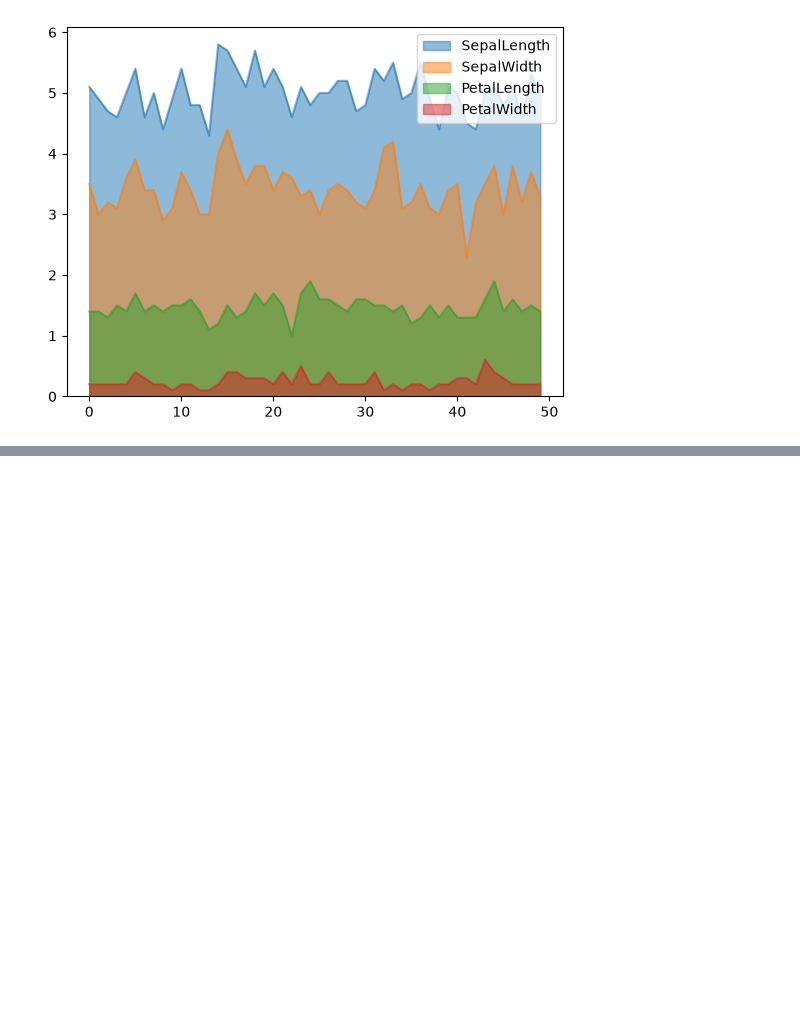
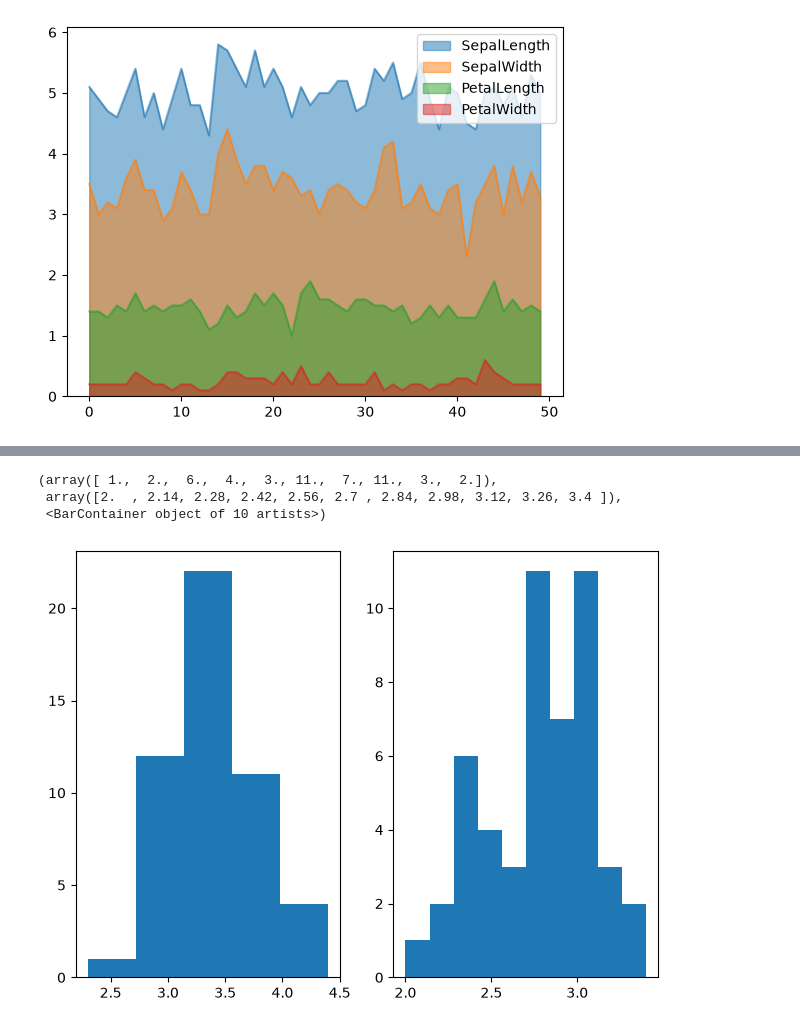
Before and after one commit to GTAPRO7/Python_Programming, a Jupyter notebook: Classworks/04-11-2026.ipynb, the cells around one changed output, grey strips where cells are left out. Saved outputs shown, nothing was run; the diff lists cells and outputs as text; code cells hidden in the pictures; blank space fills up the shorter version.

```diff
--- a/Classworks/04-11-2026.ipynb
+++ b/Classworks/04-11-2026.ipynb
@@ -128,0 +146,10 @@ plt.show()
+# %%
+fig, axs = plt.subplots(1, 2, sharey = False, tight_layout = True)
+
+axs[0].hist(setosa['SepalWidth'], bins = 5)
+axs[1].hist(versicolor['SepalWidth'])
+# %% [output]
+(array([ 1.,  2.,  6.,  4.,  3., 11.,  7., 11.,  3.,  2.]),
+ array([2.  , 2.14, 2.28, 2.42, 2.56, 2.7 , 2.84, 2.98, 3.12, 3.26, 3.4 ]),
+ <BarContainer object of 10 artists>)
+[figure, added]
```
Also changed, not shown: parts of 7 cells of this notebook, 12 other files.
